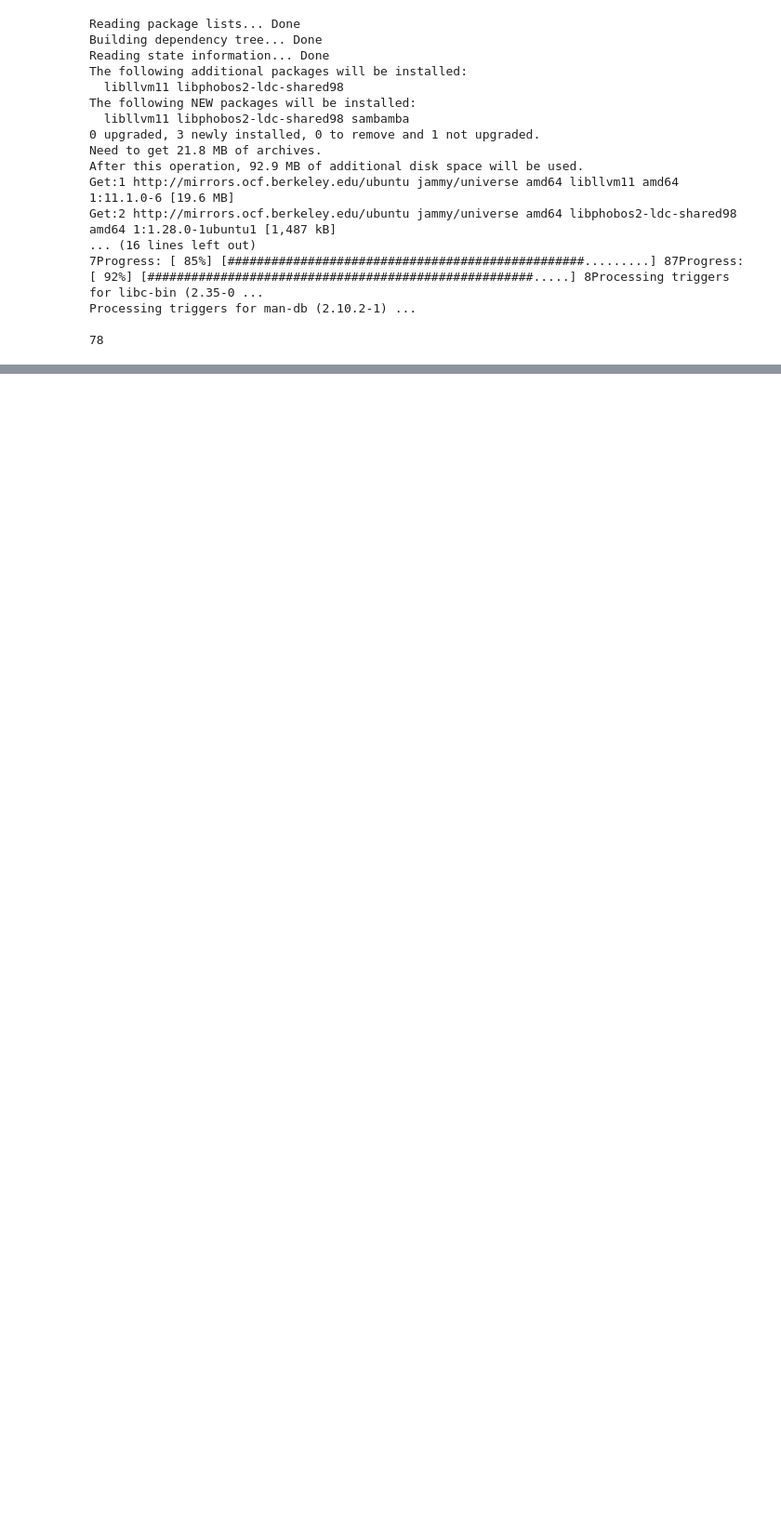
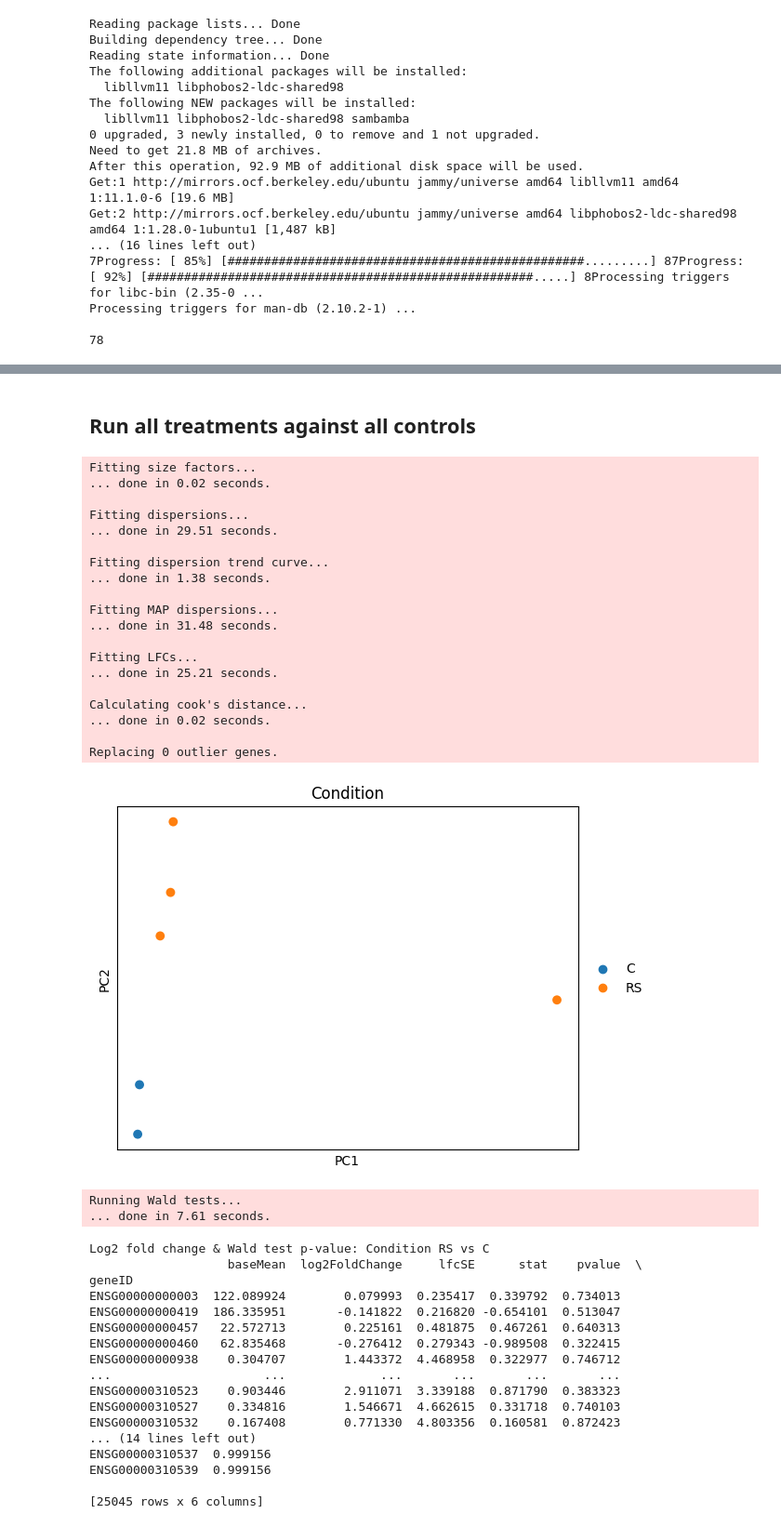
Before and after one commit to sudobeans/csci597k_final_project, a Jupyter notebook: main.ipynb, the cells around one changed output, grey strips where cells are left out. Shown: that part at 93% size. Saved outputs shown, nothing was run; the diff lists cells and outputs as text; code cells hidden in the pictures; blank space fills up the shorter version.

```diff
--- a/main.ipynb
+++ b/main.ipynb
@@ -47,0 +78,21 @@ bash: line 10: ./sambamba: No such file or directory
+# %%
+import pathlib
+import os
+import subprocess
+
+pathlib.Path("sorted_bam").mkdir(exist_ok=True)
+for folder in os.listdir("results"):
+    folderpath = f"results/{folder}"
+    if not os.path.isdir(folderpath):
+        continue
+
+    for subfolder in os.listdir(folderpath):
+        subfolderpath = f"{folderpath}/{subfolder}"
+        sam_file = f"{subfolderpath}/Aligned.out.sam"
+        if os.path.isfile(sam_file):
+            group = folder[9:12]
+            short = subfolder[0:13]
+            output = f"{group}-{short}"
+            # run sambamba on the file and put it in sorted_bam
+            subprocess.run(f"sambamba view -S --format=bam {sam_file} | sambamba sort -n -o sorted_bam/{output}.bam /dev/stdin", shell=True, check=True)
+            print(f"Ran sambamba on {subfolderpath}/{sam_file}")
@@ -107,0 +330,12 @@ for label, directory in directories.items():
+# %%
+# Load the count matrix
+count_matrix = load_count_matrix()
+
+# Display the first few rows of the processed count matrix
+print(count_matrix)
+# %%
+# create a metadata df for samples and conditions
+metadata = pd.DataFrame(zip(count_matrix.index, ['C', 'C', 'RS', 'RS', 'RS', 'RS']), columns = ['Sample', 'Condition'])
+
+metadata = metadata.set_index('Sample')
+print(metadata)
@@ -107,0 +366,45 @@ for label, directory in directories.items():
+# %% [markdown]
+## Run all treatments against all controls
+# %%
+# Run combined test
+combined_results = run_combined_test(count_matrix, metadata)
+# %% [output]
+Fitting size factors...
+... done in 0.02 seconds.
+
+Fitting dispersions...
+... done in 29.51 seconds.
+
+Fitting dispersion trend curve...
+... done in 1.38 seconds.
+
+Fitting MAP dispersions...
+... done in 31.48 seconds.
+
+Fitting LFCs...
+... done in 25.21 seconds.
+
+Calculating cook's distance...
+... done in 0.02 seconds.
+
+Replacing 0 outlier genes.
+[figure, added]
+Running Wald tests...
+... done in 7.61 seconds.
+Log2 fold change & Wald test p-value: Condition RS vs C
+                   baseMean  log2FoldChange     lfcSE      stat    pvalue  \
+geneID
+ENSG00000000003  122.089924        0.079993  0.235417  0.339792  0.734013
+ENSG00000000419  186.335951       -0.141822  0.216820 -0.654101  0.513047
+ENSG00000000457   22.572713        0.225161  0.481875  0.467261  0.640313
+ENSG00000000460   62.835468       -0.276412  0.279343 -0.989508  0.322415
+ENSG00000000938    0.304707        1.443372  4.468958  0.322977  0.746712
+...                     ...             ...       ...       ...       ...
+ENSG00000310523    0.903446        2.911071  3.339188  0.871790  0.383323
+ENSG00000310527    0.334816        1.546671  4.662615  0.331718  0.740103
+ENSG00000310532    0.167408        0.771330  4.803356  0.160581  0.872423
+... (14 lines left out)
+ENSG00000310537  0.999156
+ENSG00000310539  0.999156
+
+[25045 rows x 6 columns]
```
Also changed, not shown: parts of 30 cells of this notebook, 11 other files.
